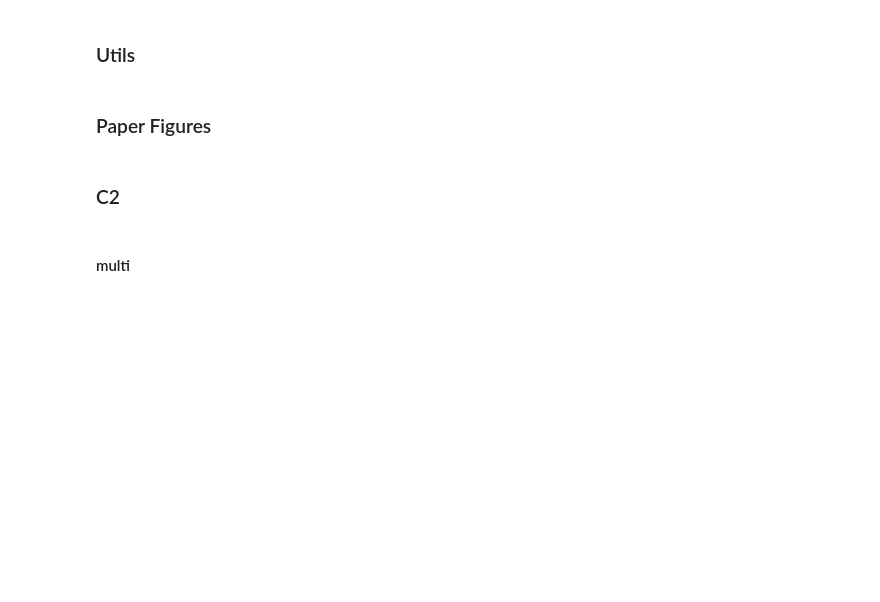
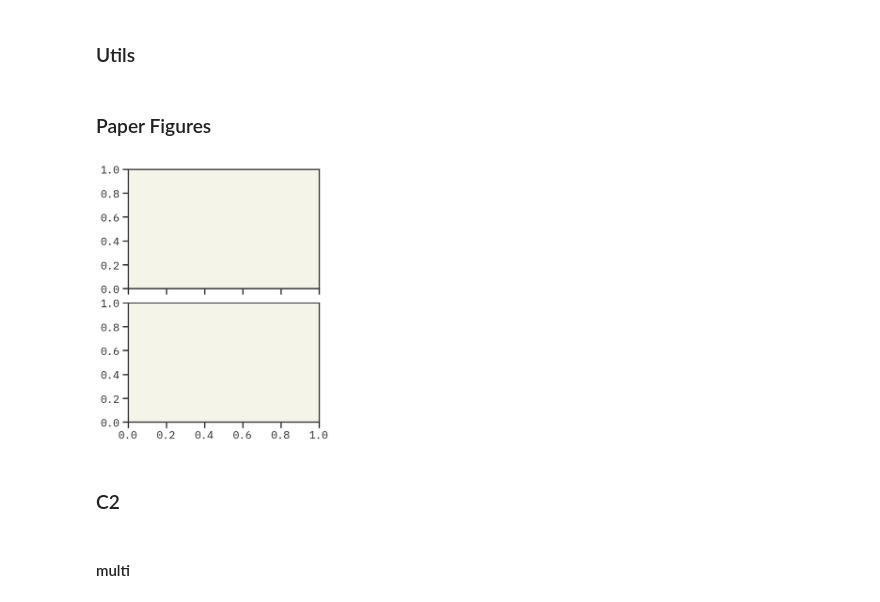
Before and after one commit to ur-whitelab/BO-LIFT, a Jupyter notebook: paper/Regression_Experiments.ipynb, the cells around one changed output. Saved outputs shown, nothing was run; the diff lists cells and outputs as text; code cells hidden in the pictures; blank space fills up the shorter version.

```diff
--- a/paper/Regression_Experiments.ipynb
+++ b/paper/Regression_Experiments.ipynb
@@ -477,6 +608,6 @@ plt.rcParams.update({'axes.facecolor':'#f5f4e9',
 # %% [markdown]
 ## Loading results
 # %%
-df = pd.read_csv("sol-regression-models.csv", sep=';')
+df = pd.read_csv("regression-results_alloy_dataset.csv", sep=';')
 # df = pd.read_csv("ocm-regression-results1.csv", sep=';')
 df.columns
@@ -937,74 +1090,76 @@ def create_sub_parity(ax, df_sel, axis_name, model_class, lim=[-1,1], color='gra
 # %%
 import numpy as np
 import matplotlib.pyplot as plt
 
-data = "ocm"
+data = "alloy"
 max_N=1000
 
 fig = plt.figure(figsize=(16,6), constrained_layout=True)
 subfigs = fig.subfigures(1,3, wspace=0.1, hspace=0.1)
 
 lims = [(0,5),(0,1),(-1,1)]
 
 sub00 = subfigs[0].subplots(2,1, sharex=True, sharey=False)
 df1 = pd.read_csv(f"{data}-regression-results1.csv", sep=';')
 d01 = select_df(df1, data=data, k=5, T=0.7, model='gpt-3.5-turbo-0125', model_class='topk', N='any')
-create_sub_ablation(sub00, d01, lims, 'N', sorted(d01['N_train'].unique()), data=data, color='C1', k=5, T=0.7, model='gpt-3.5-turbo-0125', model_class='topk', N=None, label=False)
-df2 = pd.read_csv(f"{data}-regression-results2.csv", sep=';')
-d02 = select_df(df2, data=data, k=5, T=0.7, model='gpt-3.5-turbo-0125', model_class='topk', N='any')
-create_sub_ablation(sub00, d02, lims, 'N', sorted(d02['N_train'].unique()), data=data, color='C2', k=5, T=0.7, model='gpt-3.5-turbo-0125', model_class='topk', N=None, label=False)
-df3 = pd.read_csv(f"{data}-regression-results3.csv", sep=';')
-d03 = select_df(df3, data=data, k=5, T=0.7, model='gpt-3.5-turbo-0125', model_class='topk', N='any')
-create_sub_ablation(sub00, d03, lims, 'N', sorted(d03['N_train'].unique()), data=data, color='C3', k=5, T=0.7, model='gpt-3.5-turbo-0125', model_class='topk', N=None, label=False)
-df4 = pd.read_csv(f"{data}-regression-results4.csv", sep=';')
-d04 = select_df(df4, data=data, k=5, T=0.7, model='gpt-3.5-turbo-0125', model_class='topk', N='any')
-create_sub_ablation(sub00, d04, lims, 'N', sorted(d04['N_train'].unique()), data=data, color='C4', k=5, T=0.7, model='gpt-3.5-turbo-0125', model_class='topk', N=None, label=False)
-df5 = pd.read_csv(f"{data}-regression-results5.csv", sep=';')
-d05 = select_df(df5, data=data, k=5, T=0.7, model='gpt-3.5-turbo-0125', model_class='topk', N='any')
-create_sub_ablation(sub00, d05, lims, 'N', sorted(d05['N_train'].unique()), data=data, color='C5', k=5, T=0.7, model='gpt-3.5-turbo-0125', model_class='topk', N=None, label=False)
+# create_sub_ablation(sub00, d01, lims, 'N', sorted(d01['N_train'].unique()), data=data, color='C1', k=5, T=0.7, model='gpt-3.5-turbo-0125', model_class='topk', N=None, label=False)
+# df2 = pd.read_csv(f"{data}-regression-results2.csv", sep=';')
+# d02 = select_df(df2, data=data, k=5, T=0.7, model='gpt-3.5-turbo-0125', model_class='topk', N='any')
+# create_sub_ablation(sub00, d02, lims, 'N', sorted(d02['N_train'].unique()), data=data, color='C2', k=5, T=0.7, model='gpt-3.5-turbo-0125', model_class='topk', N=None, label=False)
+# df3 = pd.read_csv(f"{data}-regression-results3.csv", sep=';')
+# d03 = select_df(df3, data=data, k=5, T=0.7, model='gpt-3.5-turbo-0125', model_class='topk', N='any')
+# create_sub_ablation(sub00, d03, lims, 'N', sorted(d03['N_train'].unique()), data=data, color='C3', k=5, T=0.7, model='gpt-3.5-turbo-0125', model_class='topk', N=None, label=False)
+# df4 = pd.read_csv(f"{data}-regression-results4.csv", sep=';')
+# d04 = select_df(df4, data=data, k=5, T=0.7, model='gpt-3.5-turbo-0125', model_class='topk', N='any')
+# create_sub_ablation(sub00, d04, lims, 'N', sorted(d04['N_train'].unique()), data=data, color='C4', k=5, T=0.7, model='gpt-3.5-turbo-0125', model_class='topk', N=None, label=False)
+# df5 = pd.read_csv(f"{data}-regression-results5.csv", sep=';')
+# d05 = select_df(df5, data=data, k=5, T=0.7, model='gpt-3.5-turbo-0125', model_class='topk', N='any')
+# create_sub_ablation(sub00, d05, lims, 'N', sorted(d05['N_train'].unique()), data=data, color='C5', k=5, T=0.7, model='gpt-3.5-turbo-0125', model_class='topk', N=None, label=False)
 
 
-sub02 = subfigs[1].subplots(2,1, sharex=True, sharey=False)
-df1 = pd.read_csv(f"{data}-regression-results1.csv", sep=';')
-d01 = select_df(df1, data=data, k='any', T=0.05, model='gpt-3.5-turbo-0125', model_class='topk', N=10)
-create_sub_ablation(sub02, d01, lims, 'k', sorted(d01['k_selected'].unique()), data=data, color='C1', k='any', T=0.05, model='gpt-3.5-turbo-0125', model_class='topk', N=10, label=False)
-df2 = pd.read_csv(f"{data}-regression-results2.csv", sep=';')
-d02 = select_df(df2, data=data, k='any', T=0.05, model='gpt-3.5-turbo-0125', model_class='topk', N=10)
-create_sub_ablation(sub02, d02, lims, 'k', sorted(d02['k_selected'].unique()), data=data, color='C2', k='any', T=0.05, model='gpt-3.5-turbo-0125', model_class='topk', N=10, label=False)
-df3 = pd.read_csv(f"{data}-regression-results3.csv", sep=';')
-d03 = select_df(df3, data=data, k='any', T=0.05, model='gpt-3.5-turbo-0125', model_class='topk', N=10)
-create_sub_ablation(sub02, d03, lims, 'k', sorted(d03['k_selected'].unique()), data=data, color='C3', k='any', T=0.05, model='gpt-3.5-turbo-0125', model_class='topk', N=10, label=False)
-df4 = pd.read_csv(f"{data}-regression-results4.csv", sep=';')
-d04 = select_df(df4, data=data, k='any', T=0.05, model='gpt-3.5-turbo-0125', model_class='topk', N=10)
-create_sub_ablation(sub02, d04, lims, 'k', sorted(d04['k_selected'].unique()), data=data, color='C4', k='any', T=0.05, model='gpt-3.5-turbo-0125', model_class='topk', N=10, label=False)
-df5 = pd.read_csv(f"{data}-regression-results5.csv", sep=';')
-d05 = select_df(df5, data=data, k='any', T=0.05, model='gpt-3.5-turbo-0125', model_class='topk', N=10)
-create_sub_ablation(sub02, d05, lims, 'k', sorted(d05['k_selected'].unique()), data=data, color='C5', k='any', T=0.05, model='gpt-3.5-turbo-0125', model_class='topk', N=10, label=False)
+# # sub02 = subfigs[1].subplots(2,1, sharex=True, sharey=False)
+# # df1 = pd.read_csv(f"{data}-regression-results1.csv", sep=';')
+# # d01 = select_df(df1, data=data, k='any', T=0.05, model='gpt-3.5-turbo-0125', model_class='topk', N=10)
+# # create_sub_ablation(sub02, d01, lims, 'k', sorted(d01['k_selected'].unique()), data=data, color='C1', k='any', T=0.05, model='gpt-3.5-turbo-0125', model_class='topk', N=10, label=False)
+# # df2 = pd.read_csv(f"{data}-regression-results2.csv", sep=';')
+# # d02 = select_df(df2, data=data, k='any', T=0.05, model='gpt-3.5-turbo-0125', model_class='topk', N=10)
+# # create_sub_ablation(sub02, d02, lims, 'k', sorted(d02['k_selected'].unique()), data=data, color='C2', k='any', T=0.05, model='gpt-3.5-turbo-0125', model_class='topk', N=10, label=False)
+# # df3 = pd.read_csv(f"{data}-regression-results3.csv", sep=';')
+# # d03 = select_df(df3, data=data, k='any', T=0.05, model='gpt-3.5-turbo-0125', model_class='topk', N=10)
+# # create_sub_ablation(sub02, d03, lims, 'k', sorted(d03['k_selected'].unique()), data=data, color='C3', k='any', T=0.05, model='gpt-3.5-turbo-0125', model_class='topk', N=10, label=False)
+# # df4 = pd.read_csv(f"{data}-regression-results4.csv", sep=';')
+# # d04 = select_df(df4, data=data, k='any', T=0.05, model='gpt-3.5-turbo-0125', model_class='topk', N=10)
+# # create_sub_ablation(sub02, d04, lims, 'k', sorted(d04['k_selected'].unique()), data=data, color='C4', k='any', T=0.05, model='gpt-3.5-turbo-0125', model_class='topk', N=10, label=False)
+# # df5 = pd.read_csv(f"{data}-regression-results5.csv", sep=';')
+# # d05 = select_df(df5, data=data, k='any', T=0.05, model='gpt-3.5-turbo-0125', model_class='topk', N=10)
+# # create_sub_ablation(sub02, d05, lims, 'k', sorted(d05['k_selected'].unique()), data=data, color='C5', k='any', T=0.05, model='gpt-3.5-turbo-0125', model_class='topk', N=10, label=False)
 
-sub03 = subfigs[2].subplots(2,1, sharex=True, sharey=False)
-df1 = pd.read_csv(f"{data}-regression-results1.csv", sep=';')
-d01 = select_df(df1, data=data, k=5, T='any', model='gpt-3.5-turbo-0125', model_class='topk', N=max_N)
-create_sub_ablation(sub03, d01, lims, 'T', sorted(d01['Temperature'].unique()), data=data, color='C1', k=5, T='any', model='gpt-3.5-turbo-0125', model_class='topk', N=max_N, label=False)
-df2 = pd.read_csv(f"{data}-regression-results2.csv", sep=';')
-d02 = select_df(df2, data=data, k=5, T='any', model='gpt-3.5-turbo-0125', model_class='topk', N=max_N)
-create_sub_ablation(sub03, d02, lims, 'T', sorted(d02['Temperature'].unique()), data=data, color='C2', k=5, T='any', model='gpt-3.5-turbo-0125', model_class='topk', N=max_N, label=False)
-df3 = pd.read_csv(f"{data}-regression-results3.csv", sep=';')
-d03 = select_df(df3, data=data, k=5, T='any', model='gpt-3.5-turbo-0125', model_class='topk', N=max_N)
-create_sub_ablation(sub03, d03, lims, 'T', sorted(d03['Temperature'].unique()), data=data, color='C3', k=5, T='any', model='gpt-3.5-turbo-0125', model_class='topk', N=max_N, label=False)
-df4 = pd.read_csv(f"{data}-regression-results4.csv", sep=';')
-d04 = select_df(df4, data=data, k=5, T='any', model='gpt-3.5-turbo-0125', model_class='topk', N=max_N)
-create_sub_ablation(sub03, d04, lims, 'T', sorted(d04['Temperature'].unique()), data=data, color='C4', k=5, T='any', model='gpt-3.5-turbo-0125', model_class='topk', N=max_N, label=False)
-df5 = pd.read_csv(f"{data}-regression-results5.csv", sep=';')
-d05 = select_df(df5, data=data, k=5, T='any', model='gpt-3.5-turbo-0125', model_class='topk', N=max_N)
-create_sub_ablation(sub03, d05, lims, 'T', sorted(d05['Temperature'].unique()), data=data, color='C5', k=5, T='any', model='gpt-3.5-turbo-0125', model_class='topk', N=max_N, label=False)
+# sub03 = subfigs[2].subplots(2,1, sharex=True, sharey=False)
+# df1 = pd.read_csv(f"{data}-regression-results1.csv", sep=';')
+# d01 = select_df(df1, data=data, k=5, T='any', model='gpt-3.5-turbo-0125', model_class='topk', N=max_N)
+# create_sub_ablation(sub03, d01, lims, 'T', sorted(d01['Temperature'].unique()), data=data, color='C1', k=5, T='any', model='gpt-3.5-turbo-0125', model_class='topk', N=max_N, label=False)
+# df2 = pd.read_csv(f"{data}-regression-results2.csv", sep=';')
+# d02 = select_df(df2, data=data, k=5, T='any', model='gpt-3.5-turbo-0125', model_class='topk', N=max_N)
+# create_sub_ablation(sub03, d02, lims, 'T', sorted(d02['Temperature'].unique()), data=data, color='C2', k=5, T='any', model='gpt-3.5-turbo-0125', model_class='topk', N=max_N, label=False)
+# df3 = pd.read_csv(f"{data}-regression-results3.csv", sep=';')
+# d03 = select_df(df3, data=data, k=5, T='any', model='gpt-3.5-turbo-0125', model_class='topk', N=max_N)
+# create_sub_ablation(sub03, d03, lims, 'T', sorted(d03['Temperature'].unique()), data=data, color='C3', k=5, T='any', model='gpt-3.5-turbo-0125', model_class='topk', N=max_N, label=False)
+# df4 = pd.read_csv(f"{data}-regression-results4.csv", sep=';')
+# d04 = select_df(df4, data=data, k=5, T='any', model='gpt-3.5-turbo-0125', model_class='topk', N=max_N)
+# create_sub_ablation(sub03, d04, lims, 'T', sorted(d04['Temperature'].unique()), data=data, color='C4', k=5, T='any', model='gpt-3.5-turbo-0125', model_class='topk', N=max_N, label=False)
+# df5 = pd.read_csv(f"{data}-regression-results5.csv", sep=';')
+# d05 = select_df(df5, data=data, k=5, T='any', model='gpt-3.5-turbo-0125', model_class='topk', N=max_N)
+# create_sub_ablation(sub03, d05, lims, 'T', sorted(d05['Temperature'].unique()), data=data, color='C5', k=5, T='any', model='gpt-3.5-turbo-0125', model_class='topk', N=max_N, label=False)
 
 
 # fig.legend(loc='upper center', bbox_to_anchor=(0.5 ,0),
 #           fancybox=True, shadow=True, ncol=6)
 
 # plt.tight_layout()
 # plt.savefig(f"figs/metrics", dpi=300, bbox_inches='tight')
 plt.show()
+# %% [output]
+[figure, added]
 # %%
 import matplotlib.pyplot as plt
 import pandas as pd
```
Also changed, not shown: parts of 18 cells of this notebook, 6 other files.
